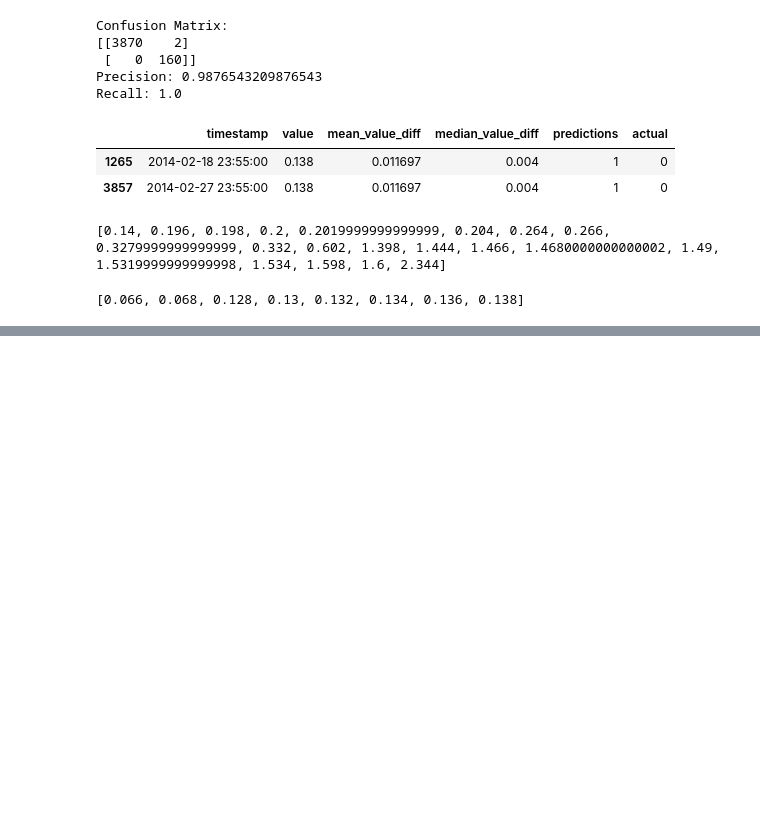
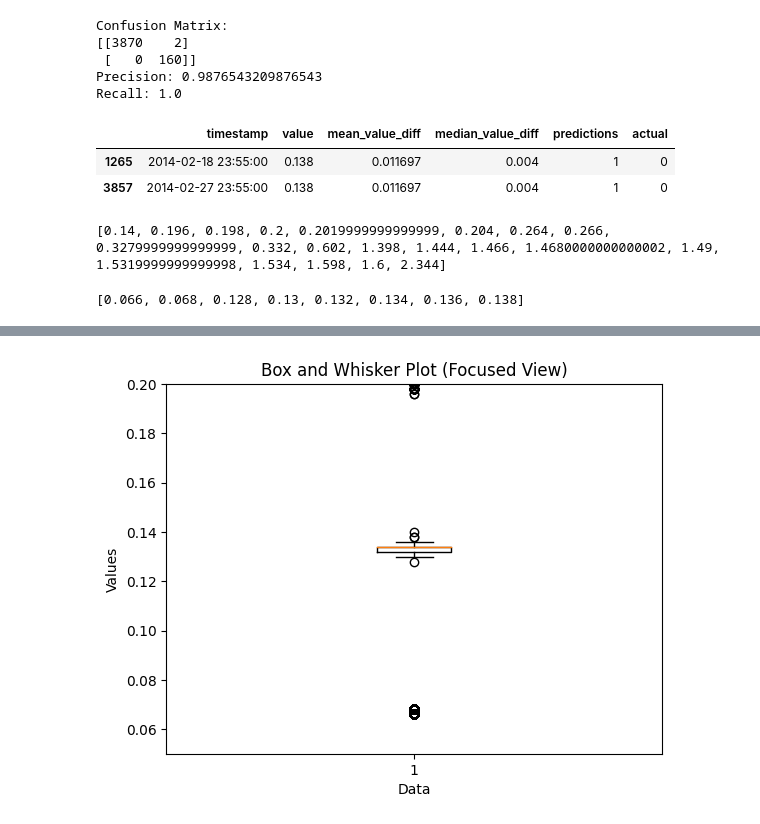
Before and after one commit to kariemoorman/didactic-diy, a Jupyter notebook: tutorials/anomaly_detection/unsupervised_anomaly_detection.ipynb, the cells around one changed output, grey strips where cells are left out. Drawn from its saved outputs; the diff is of its cells as text; code cells hidden in the pictures; blank space fills up the shorter version.

```diff
--- a/tutorials/anomaly_detection/unsupervised_anomaly_detection.ipynb
+++ b/tutorials/anomaly_detection/unsupervised_anomaly_detection.ipynb
@@ -216,0 +233,13 @@ Interquartile Range (IQR): 0.0020000000000000018
+# %%
+# Create a box and whisker plot
+plt.boxplot(data['value'])
+# Add labels and title
+plt.xlabel("Data")
+plt.ylabel("Values")
+plt.title("Box and Whisker Plot (Focused View)")
+# Add contraint on y-axis value range
+plt.ylim(0.05, .2)
+# Show the plot
+plt.show()
+# %% [output]
+[figure, added]
```
Also changed, not shown: parts of 5 cells of this notebook.
